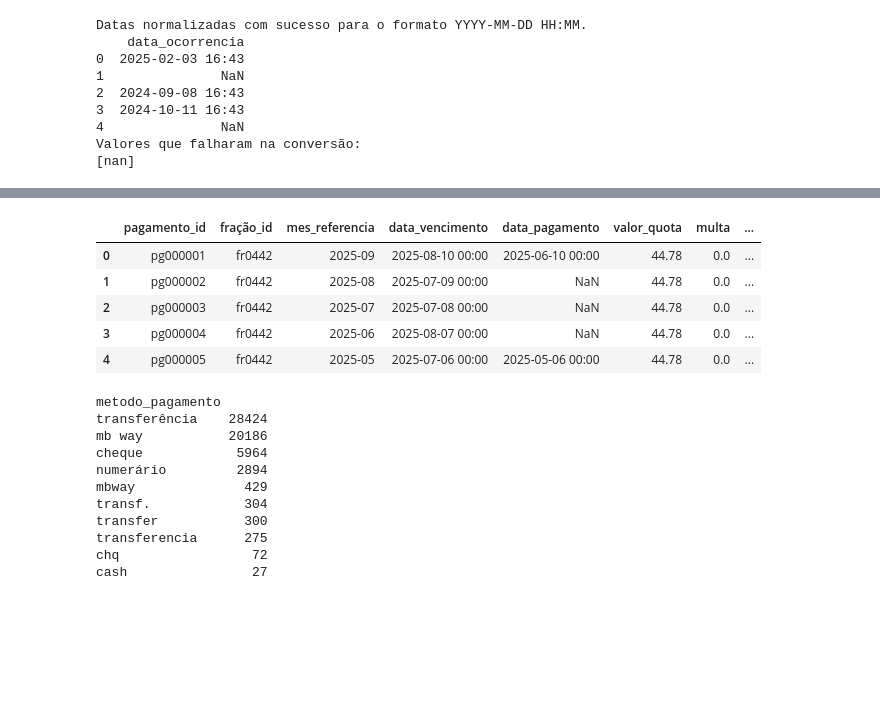
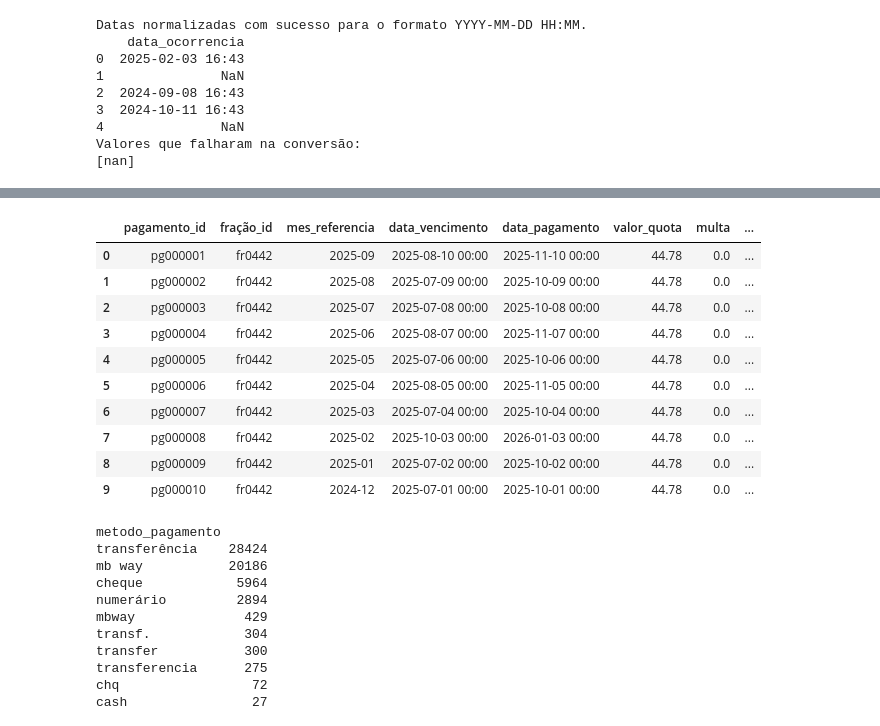
Before and after one commit to andrezenhaf3/GRUPO_1_IA, a Jupyter notebook: pl01_grupo1.ipynb, the cells around one changed output, grey strips where cells are left out. Cells and saved outputs as stored; diff of their text form; code cells hidden in the pictures; blank space fills up the shorter version.

```diff
--- a/pl01_grupo1.ipynb
+++ b/pl01_grupo1.ipynb
@@ -580,12 +727,17 @@ Valores que falharam na conversão:
 # %%
-pagamentos_quotas_clean.head()
+pagamentos_quotas_clean.head(10)
 # %% [output]
 |  | pagamento_id | fração_id | mes_referencia | data_vencimento | data_pagamento | valor_quota | multa | ... |
-| 0 | pg000001 | fr0442 | 2025-09 | 2025-08-10 00:00 | 2025-06-10 00:00 | 44.78 | 0.0 | ... |
-| 1 | pg000002 | fr0442 | 2025-08 | 2025-07-09 00:00 | NaN | 44.78 | 0.0 | ... |
-| 2 | pg000003 | fr0442 | 2025-07 | 2025-07-08 00:00 | NaN | 44.78 | 0.0 | ... |
-| 3 | pg000004 | fr0442 | 2025-06 | 2025-08-07 00:00 | NaN | 44.78 | 0.0 | ... |
-| 4 | pg000005 | fr0442 | 2025-05 | 2025-07-06 00:00 | 2025-05-06 00:00 | 44.78 | 0.0 | ... |
+| 0 | pg000001 | fr0442 | 2025-09 | 2025-08-10 00:00 | 2025-11-10 00:00 | 44.78 | 0.0 | ... |
+| 1 | pg000002 | fr0442 | 2025-08 | 2025-07-09 00:00 | 2025-10-09 00:00 | 44.78 | 0.0 | ... |
+| 2 | pg000003 | fr0442 | 2025-07 | 2025-07-08 00:00 | 2025-10-08 00:00 | 44.78 | 0.0 | ... |
+| 3 | pg000004 | fr0442 | 2025-06 | 2025-08-07 00:00 | 2025-11-07 00:00 | 44.78 | 0.0 | ... |
+| 4 | pg000005 | fr0442 | 2025-05 | 2025-07-06 00:00 | 2025-10-06 00:00 | 44.78 | 0.0 | ... |
+| 5 | pg000006 | fr0442 | 2025-04 | 2025-08-05 00:00 | 2025-11-05 00:00 | 44.78 | 0.0 | ... |
+| 6 | pg000007 | fr0442 | 2025-03 | 2025-07-04 00:00 | 2025-10-04 00:00 | 44.78 | 0.0 | ... |
+| 7 | pg000008 | fr0442 | 2025-02 | 2025-10-03 00:00 | 2026-01-03 00:00 | 44.78 | 0.0 | ... |
+| 8 | pg000009 | fr0442 | 2025-01 | 2025-07-02 00:00 | 2025-10-02 00:00 | 44.78 | 0.0 | ... |
+| 9 | pg000010 | fr0442 | 2024-12 | 2025-07-01 00:00 | 2025-10-01 00:00 | 44.78 | 0.0 | ... |
 # %%
 pagamentos_quotas_clean['metodo_pagamento'].value_counts()
 # %% [output]
```
Also changed, not shown: parts of 38 cells of this notebook.
